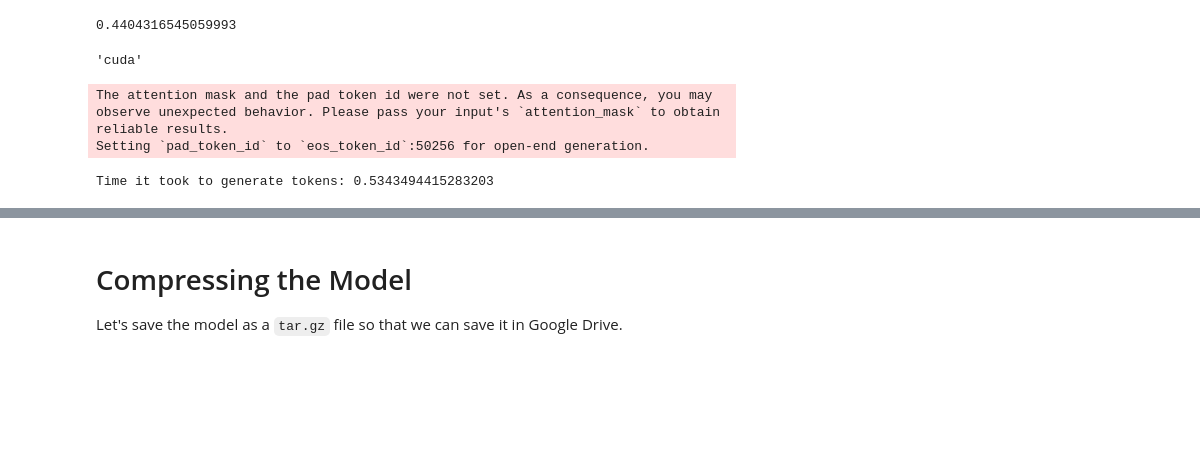
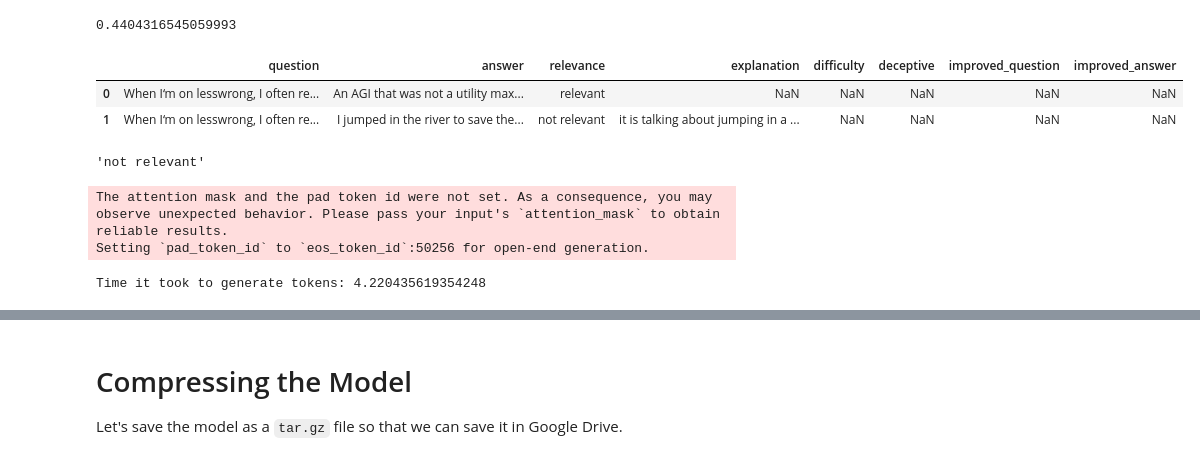
Before and after one commit to JayThibs/gpt-experiments, a Jupyter notebook: notebooks/gpt_2_alignment.ipynb, the cells around one changed output, grey strips where cells are left out. Drawn from its saved outputs; the diff is of its cells as text; code cells hidden in the pictures; blank space fills up the shorter version.

```diff
--- a/notebooks/gpt_2_alignment.ipynb
+++ b/notebooks/gpt_2_alignment.ipynb
@@ -408,7 +431,3 @@ import numpy as NUM_COMPLETIONS
 np.e**(-.82)
 # %% [output]
 0.4404316545059993
-# %%
-device
-# %% [output]
-'cuda'
@@ -415,16 +451,27 @@ device
+# %%
+df = pd.read_csv("qa-relevance-dataset.csv")
+df.head(2)
+# %% [output]
+|  | question | answer | relevance | explanation | difficulty | deceptive | improved_question | improved_answer |
+| 0 | When I‘m on lesswrong, I often re... | An AGI that was not a utility max... | relevant | NaN | NaN | NaN | NaN | NaN |
+| 1 | When I‘m on lesswrong, I often re... | I jumped in the river to save the... | not relevant | it is talking about jumping in a ... | NaN | NaN | NaN | NaN |
+# %%
+df["relevance"].iloc[1]
+# %% [output]
+'not relevant'
 # %%
-import torch
-from transformers import AutoModelForCausalLM
-from transformers import AutoTokenizer
+context = "This is an FAQ where we provide answers to questions."
+question = df["question"].iloc[1]
+answer = df["answer"].iloc[1]
+relevance = df["relevance"].iloc[1]
+output_setup = f"This answer is {relevance} because"
 
+text = context + "\n\nQuestion: " + question + "\n\nAnswer: " + answer + "\n\n" + output_setup
 
-gpt2 = AutoModelForCausalLM.from_pretrained("gpt2", return_dict_in_generate=True)
-tokenizer = AutoTokenizer.from_pretrained("gpt2")
-
-input_ids = tokenizer("Today is a nice day", return_tensors="pt").input_ids
+input_ids = tokenizer(text, return_tensors="pt").input_ids
 
 start = time.time()
-generated_outputs = gpt2.generate(input_ids, do_sample=True, num_return_sequences=1, output_scores=True, device="cuda")
+generated_outputs = gpt2.generate(input_ids, do_sample=True, num_return_sequences=3, output_scores=True, device="gpu", max_length=125)
 end = time.time()
 print("Time it took to generate tokens:", end - start)
 
@@ -442,20 +489,20 @@ gen_probs = torch.gather(probs, 2, gen_sequences[:, :, None]).squeeze(-1)
 
 # now we can do all kinds of things with the probs
 
-# 1) the probs that exactly those sequences are generated again
-# those are normally going to be very small
-unique_prob_per_sequence = gen_probs.prod(-1)
+# # 1) the probs that exactly those sequences are generated again
+# # those are normally going to be very small
+# unique_prob_per_sequence = gen_probs.prod(-1)
 
-# 2) normalize the probs over the three sequences
-normed_gen_probs = gen_probs / gen_probs.sum(0)
-assert normed_gen_probs[:, 0].sum() == 1.0, "probs should be normalized, rerun in case it's a floating point error"
+# # 2) normalize the probs over the three sequences
+# normed_gen_probs = gen_probs / gen_probs.sum(0)
+# assert normed_gen_probs[:, 0].sum() == 1.0, "probs should be normalized, rerun in case it's a floating point error"
 
-# 3) compare normalized probs to each other like in 1)
-unique_normed_prob_per_sequence = normed_gen_probs.prod(-1)
+# # 3) compare normalized probs to each other like in 1)
+# unique_normed_prob_per_sequence = normed_gen_probs.prod(-1)
 # %% [output]
 The attention mask and the pad token id were not set. As a consequence, you may observe unexpected behavior. Please pass your input's `attention_mask` to obtain reliable results.
 Setting `pad_token_id` to `eos_token_id`:50256 for open-end generation.
-Time it took to generate tokens: 0.5343494415283203
+Time it took to generate tokens: 4.220435619354248
 # %%
 all_log_probs = torch.stack(generated_outputs.scores, dim=1)
 log_probs = torch.gather(all_log_probs, 2, gen_sequences[:, :, None]).squeeze(-1)
```
Also changed, not shown: parts of 18 cells of this notebook.
